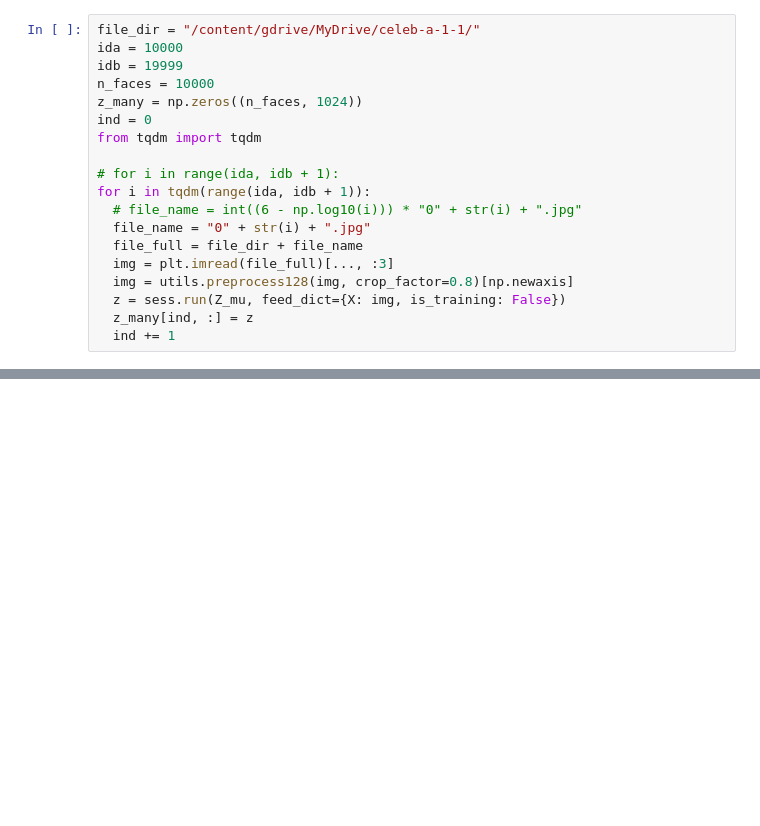
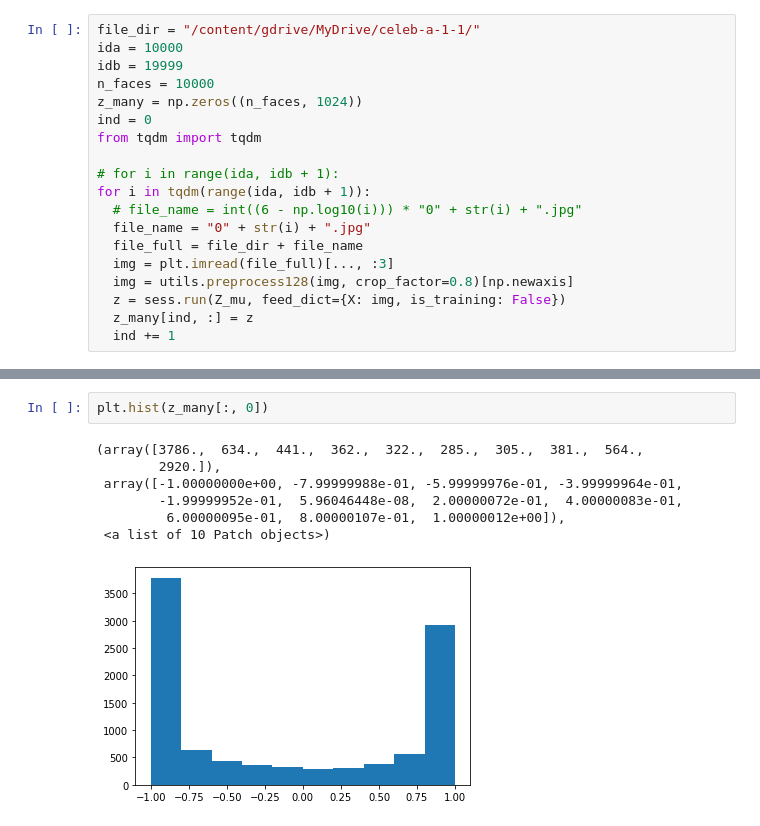
Before and after one commit to SourCherries/VAE-GAN-CelebA, a Jupyter notebook: explore_1.ipynb, the cells around one changed output, grey strips where cells are left out. Cells and saved outputs as stored; diff of their text form; blank space fills up the shorter version.

```diff
--- a/explore_1.ipynb
+++ b/explore_1.ipynb
@@ -436,0 +467,10 @@ NameError: ignored
+# %%
+plt.hist(z_many[:, 0])
+# %% [output]
+(array([3786.,  634.,  441.,  362.,  322.,  285.,  305.,  381.,  564.,
+        2920.]),
+ array([-1.00000000e+00, -7.99999988e-01, -5.99999976e-01, -3.99999964e-01,
+        -1.99999952e-01,  5.96046448e-08,  2.00000072e-01,  4.00000083e-01,
+         6.00000095e-01,  8.00000107e-01,  1.00000012e+00]),
+ <a list of 10 Patch objects>)
+[figure, added]
```
Also changed, not shown: parts of 17 cells of this notebook.
